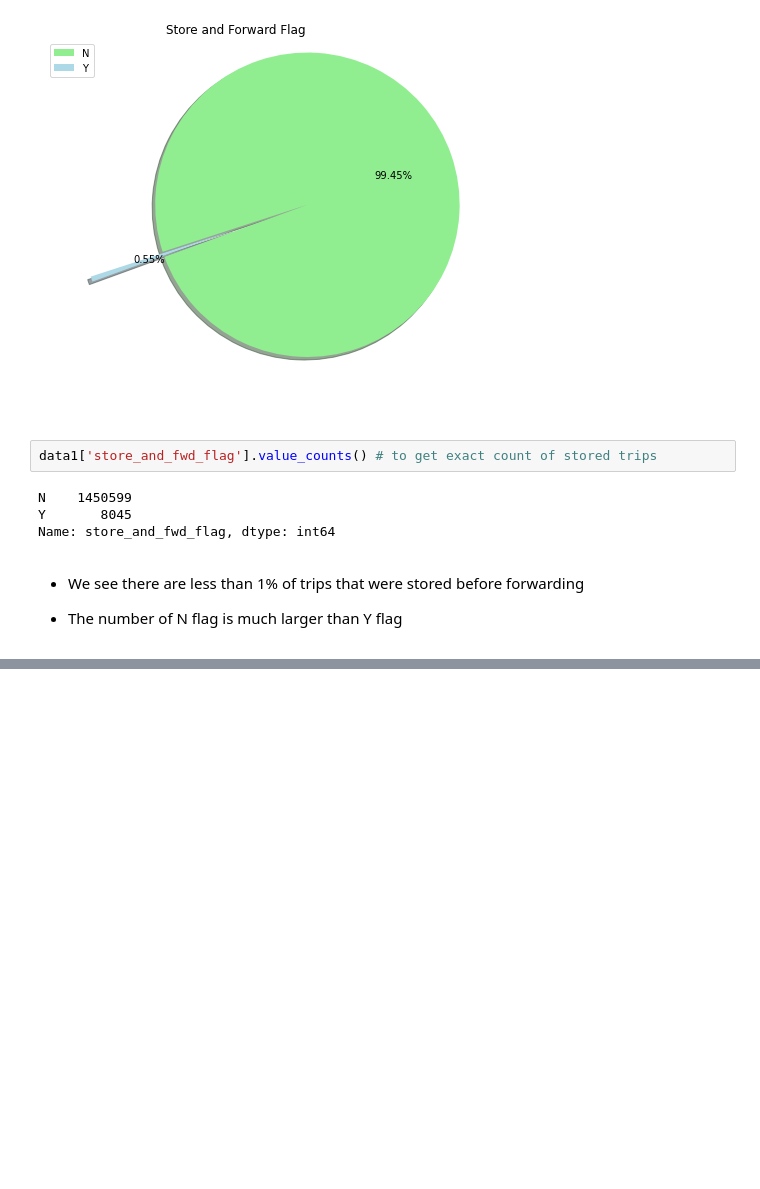
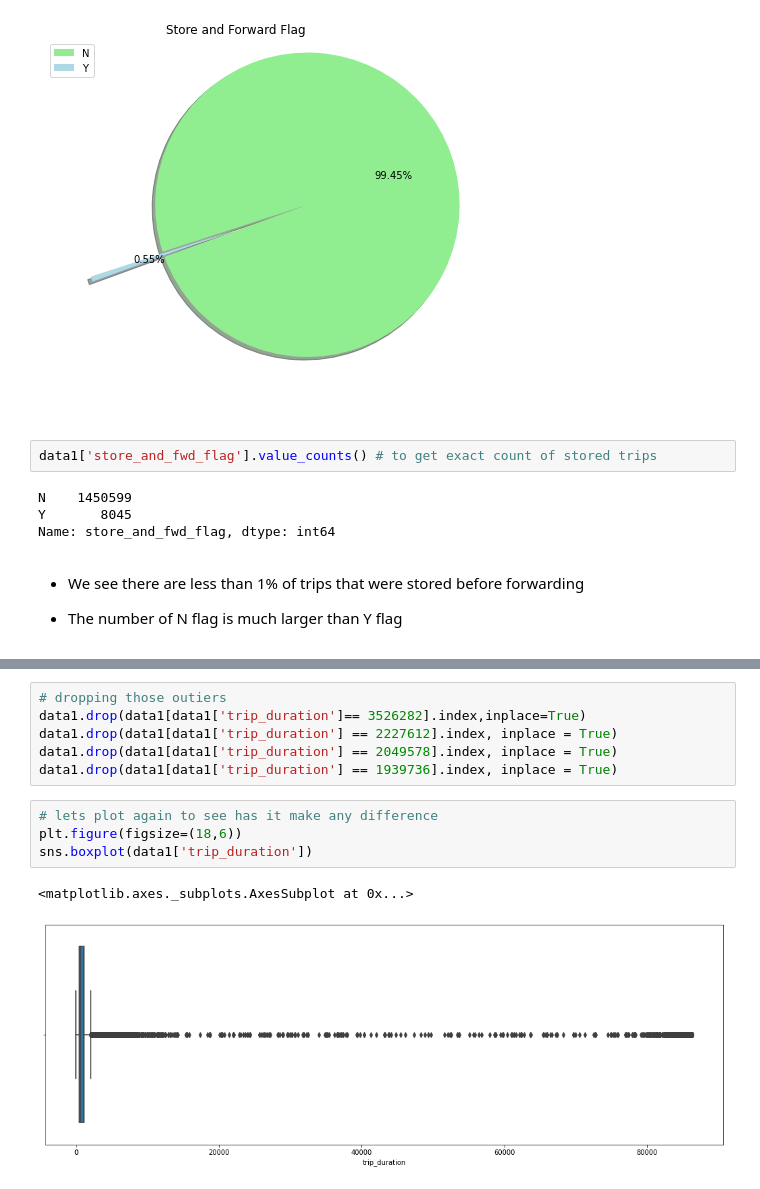
Before and after one commit to Deven876/project-2-NYC-Taxi-Trip-Time-Prediction, a Jupyter notebook: project_2_Taxi_Trip_Time_Prediction_.ipynb, the cells around one changed output, grey strips where cells are left out. Drawn from its saved outputs; the diff is of its cells as text; blank space fills up the shorter version.

```diff
--- a/project_2_Taxi_Trip_Time_Prediction_.ipynb
+++ b/project_2_Taxi_Trip_Time_Prediction_.ipynb
@@ -276,0 +308,13 @@ Name: store_and_fwd_flag, dtype: int64
+# %%
+# dropping those outiers
+data1.drop(data1[data1['trip_duration']== 3526282].index,inplace=True)
+data1.drop(data1[data1['trip_duration'] == 2227612].index, inplace = True)
+data1.drop(data1[data1['trip_duration'] == 2049578].index, inplace = True)
+data1.drop(data1[data1['trip_duration'] == 1939736].index, inplace = True)
+# %%
+# lets plot again to see has it make any difference
+plt.figure(figsize=(18,6))
+sns.boxplot(data1['trip_duration'])
+# %% [output]
+<matplotlib.axes._subplots.AxesSubplot at 0x...>
+[figure, added]
```
Also changed, not shown: parts of 4 cells of this notebook.
